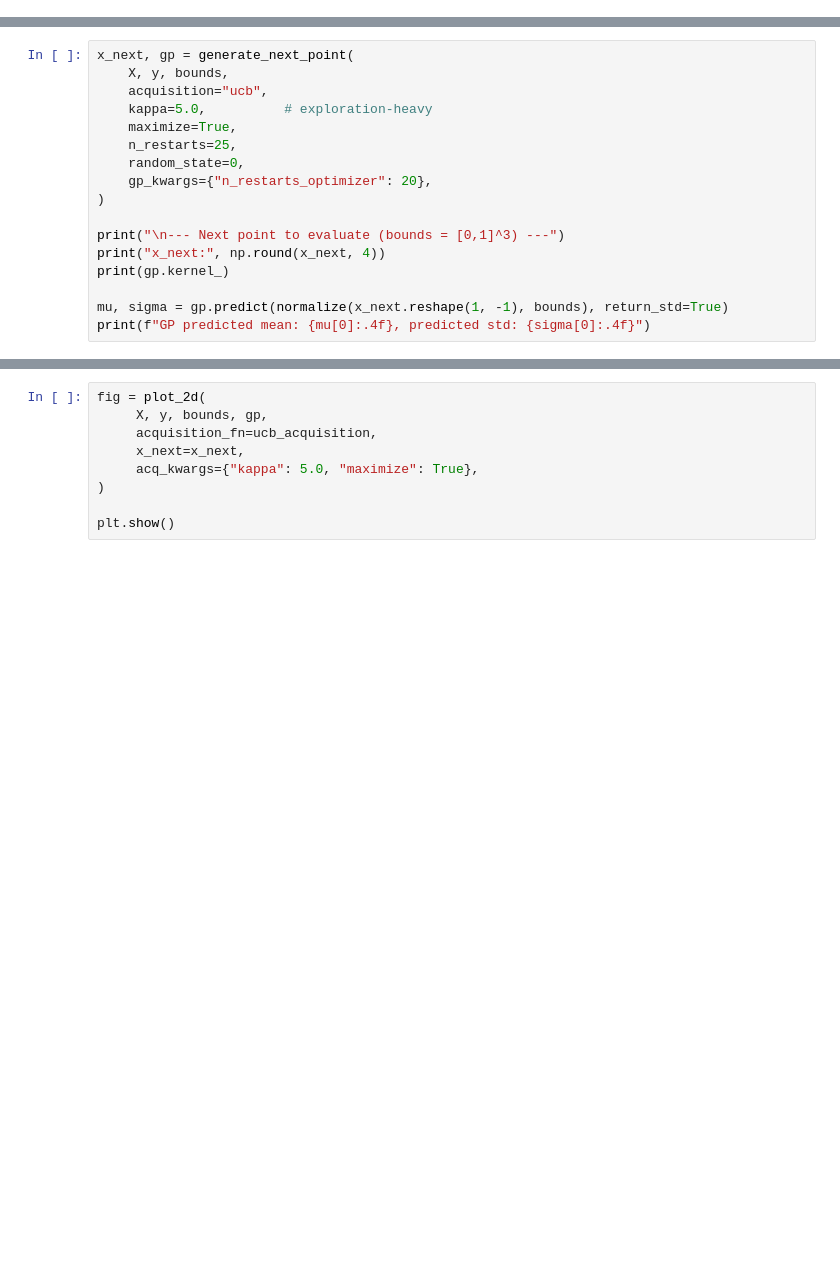
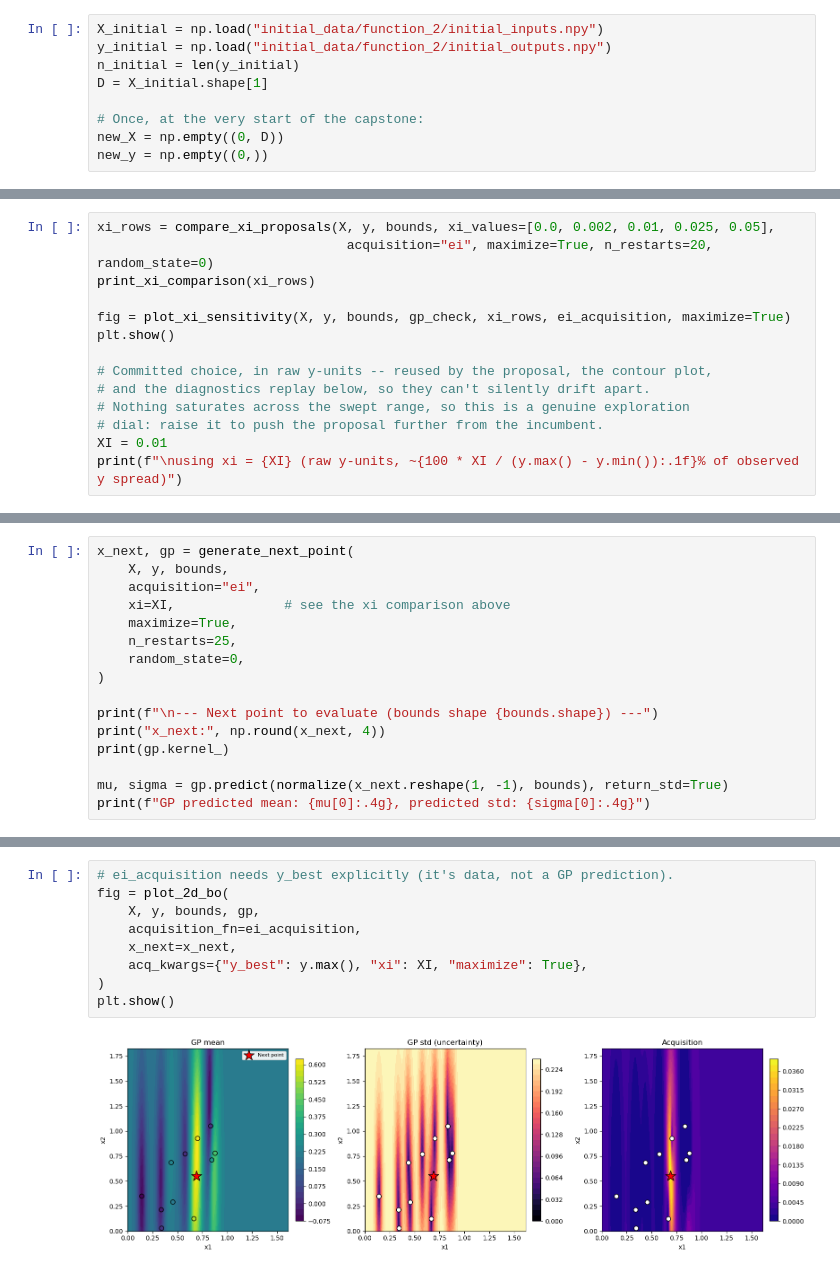
Before and after one commit to nic-gibson/capstone, a Jupyter notebook: function2.ipynb, the cells around one changed output, grey strips where cells are left out. Saved outputs shown, nothing was run; the diff lists cells and outputs as text; blank space fills up the shorter version.

```diff
--- a/function2.ipynb
+++ b/function2.ipynb
@@ -13,0 +44,9 @@ ImportError: cannot import name 'plot_1d' from 'viz_tools' (/home/nicg/Projects/
+# %%
+X_initial = np.load("initial_data/function_2/initial_inputs.npy")
+y_initial = np.load("initial_data/function_2/initial_outputs.npy")
+n_initial = len(y_initial)
+D = X_initial.shape[1]
+
+# Once, at the very start of the capstone:
+new_X = np.empty((0, D))
+new_y = np.empty((0,))
@@ -27,0 +166,14 @@ print("\nBounds: ", bounds)
+# %%
+xi_rows = compare_xi_proposals(X, y, bounds, xi_values=[0.0, 0.002, 0.01, 0.025, 0.05],
+                                acquisition="ei", maximize=True, n_restarts=20, random_state=0)
+print_xi_comparison(xi_rows)
+
+fig = plot_xi_sensitivity(X, y, bounds, gp_check, xi_rows, ei_acquisition, maximize=True)
+plt.show()
+
+# Committed choice, in raw y-units -- reused by the proposal, the contour plot,
+# and the diagnostics replay below, so they can't silently drift apart.
+# Nothing saturates across the swept range, so this is a genuine exploration
+# dial: raise it to push the proposal further from the incumbent.
+XI = 0.01
+print(f"\nusing xi = {XI} (raw y-units, ~{100 * XI / (y.max() - y.min()):.1f}% of observed y spread)")
@@ -28,17 +192,16 @@ print("\nBounds: ", bounds)
 # %%
 x_next, gp = generate_next_point(
     X, y, bounds,
-    acquisition="ucb",
-    kappa=5.0,          # exploration-heavy
+    acquisition="ei",
+    xi=XI,              # see the xi comparison above
     maximize=True,
     n_restarts=25,
     random_state=0,
-    gp_kwargs={"n_restarts_optimizer": 20},
 )
 
-print("\n--- Next point to evaluate (bounds = [0,1]^3) ---")
+print(f"\n--- Next point to evaluate (bounds shape {bounds.shape}) ---")
 print("x_next:", np.round(x_next, 4))
 print(gp.kernel_)
 
 mu, sigma = gp.predict(normalize(x_next.reshape(1, -1), bounds), return_std=True)
-print(f"GP predicted mean: {mu[0]:.4f}, predicted std: {sigma[0]:.4f}")
+print(f"GP predicted mean: {mu[0]:.4g}, predicted std: {sigma[0]:.4g}")
@@ -45,9 +215,11 @@ print(f"GP predicted mean: {mu[0]:.4f}, predicted std: {sigma[0]:.4f}")
 # %%
-fig = plot_2d(
-     X, y, bounds, gp,
-     acquisition_fn=ucb_acquisition,
-     x_next=x_next,
-     acq_kwargs={"kappa": 5.0, "maximize": True},
+# ei_acquisition needs y_best explicitly (it's data, not a GP prediction).
+fig = plot_2d_bo(
+    X, y, bounds, gp,
+    acquisition_fn=ei_acquisition,
+    x_next=x_next,
+    acq_kwargs={"y_best": y.max(), "xi": XI, "maximize": True},
 )
-
 plt.show()
+# %% [output]
+[figure, added]
```
Also changed, not shown: parts of 25 cells of this notebook, 4 other files.
